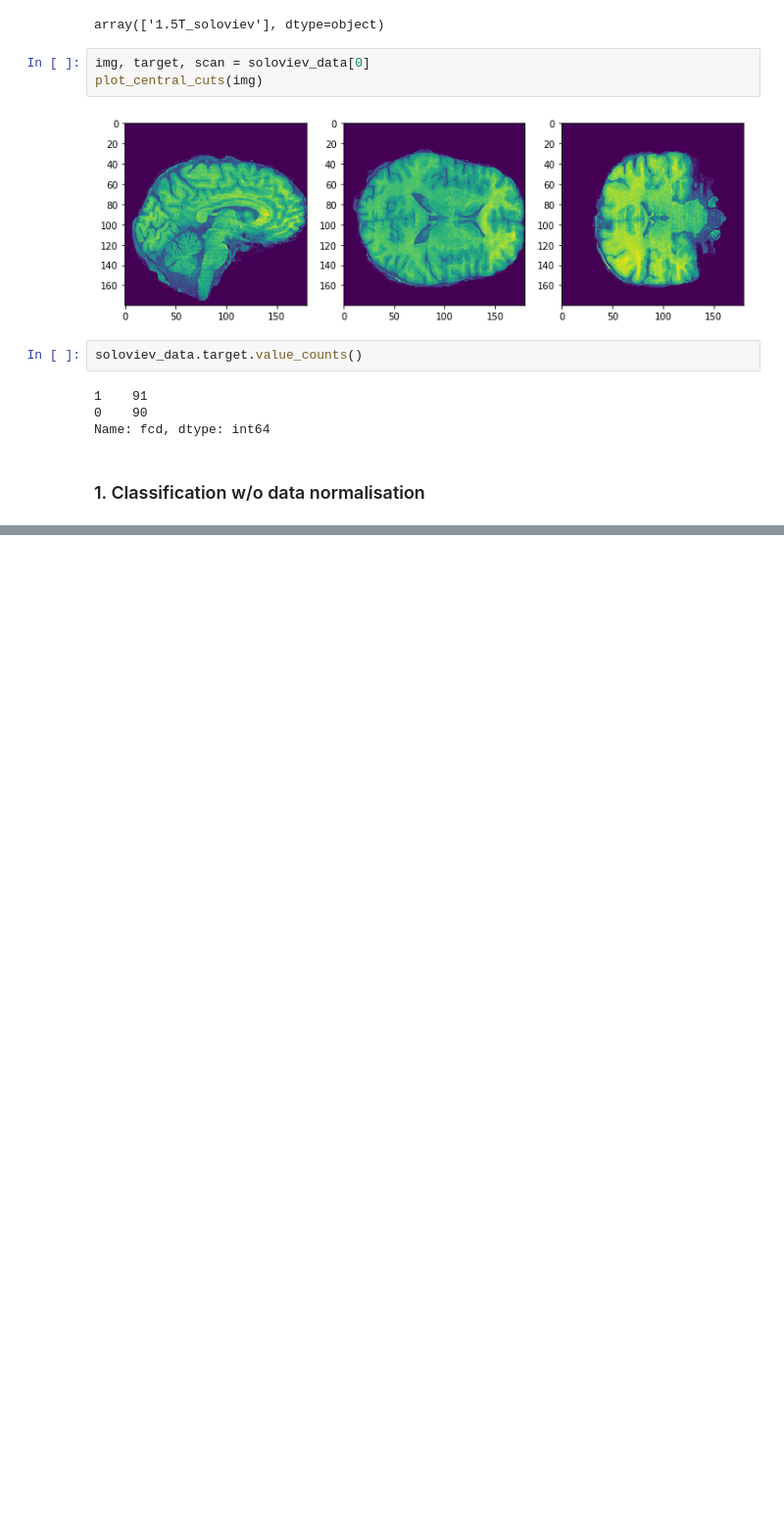
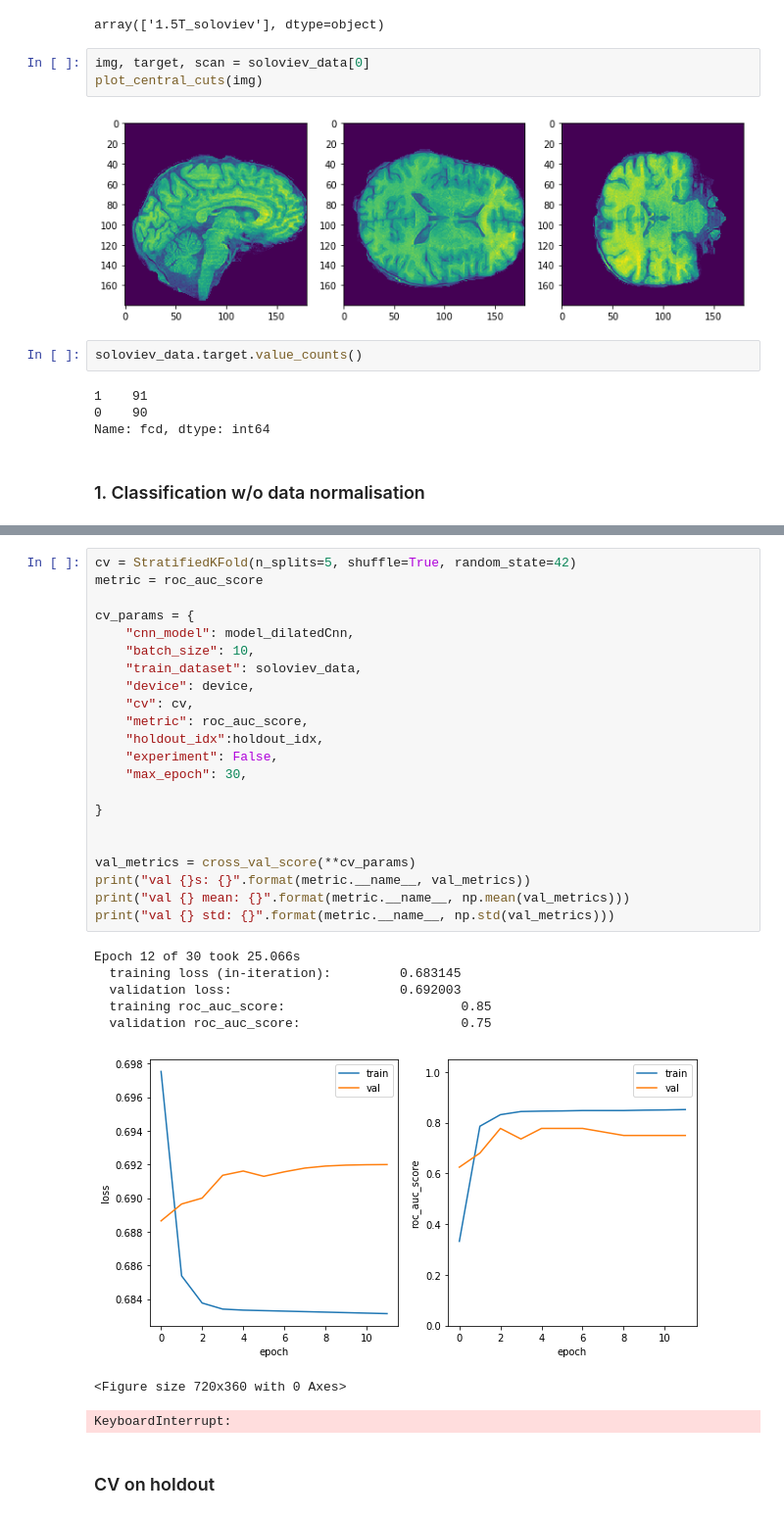
Before and after one commit to kondratevakate/mri-epilepsy-diagnosis, a Jupyter notebook: classification/baseline/baseline_sample_classification.ipynb, the cells around one changed output, grey strips where cells are left out. Shown at 98% size. Cells and saved outputs as stored; diff of their text form; blank space fills up the shorter version.

```diff
--- a/classification/baseline/baseline_sample_classification.ipynb
+++ b/classification/baseline/baseline_sample_classification.ipynb
@@ -187,2 +212,35 @@ Epoch 1 of 20 took 31.810s
 <Figure size 720x360 with 0 Axes>
 KeyboardInterrupt:
+# %%
+cv = StratifiedKFold(n_splits=5, shuffle=True, random_state=42)
+metric = roc_auc_score
+
+cv_params = {
+    "cnn_model": model_dilatedCnn,
+    "batch_size": 10,
+    "train_dataset": soloviev_data,
+    "device": device,
+    "cv": cv,
+    "metric": roc_auc_score,
+    "holdout_idx":holdout_idx,
+    "experiment": False,
+    "max_epoch": 30,
+
+}
+
+
+val_metrics = cross_val_score(**cv_params)
+print("val {}s: {}".format(metric.__name__, val_metrics))
+print("val {} mean: {}".format(metric.__name__, np.mean(val_metrics)))
+print("val {} std: {}".format(metric.__name__, np.std(val_metrics)))
+# %% [output]
+Epoch 12 of 30 took 25.066s
+  training loss (in-iteration):         0.683145
+  validation loss:                      0.692003
+  training roc_auc_score:                       0.85
+  validation roc_auc_score:                     0.75
+[figure, added]
+<Figure size 720x360 with 0 Axes>
+KeyboardInterrupt:
+# %% [markdown]
+### CV on holdout
```
Also changed, not shown: parts of 16 cells of this notebook, 3 other files.
